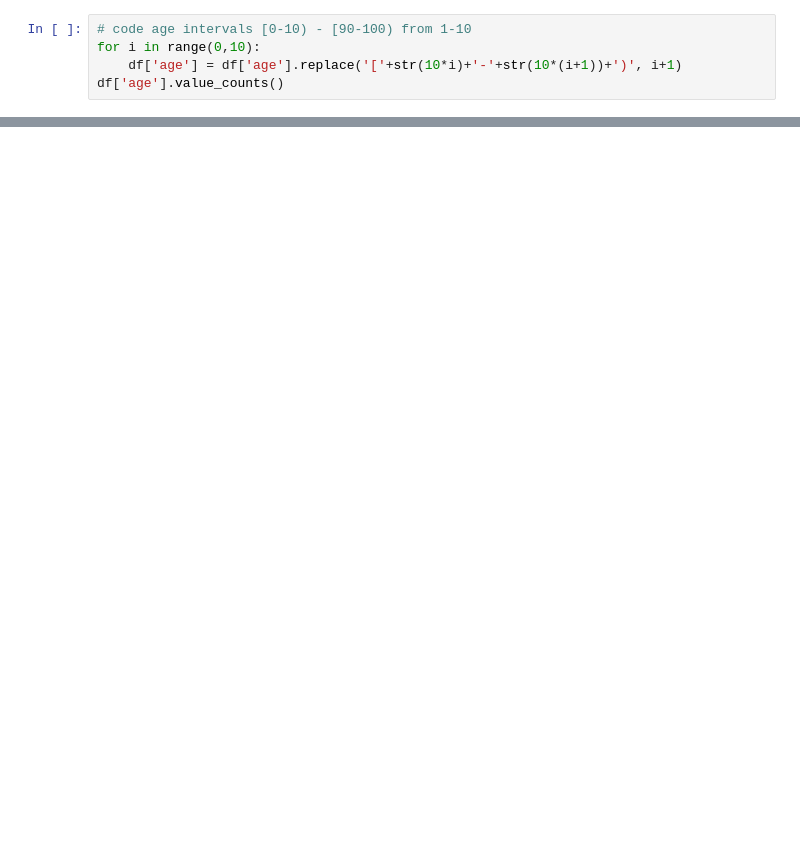
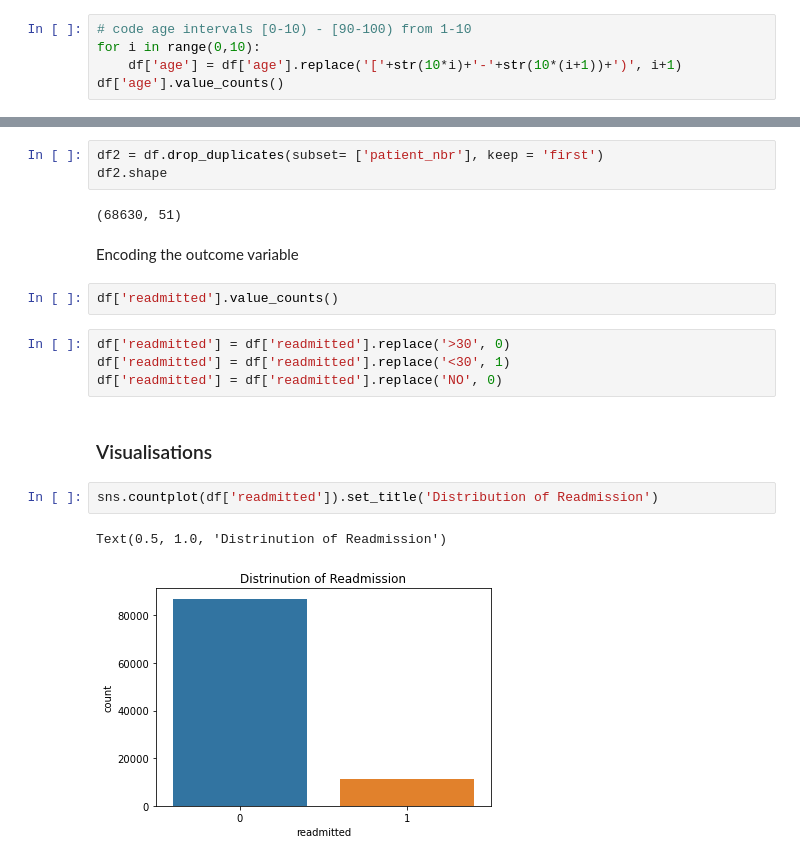
Before and after one commit to baldygeezer/tasterDay, a Jupyter notebook: diabetes_project.ipynb, the cells around one changed output, grey strips where cells are left out. Saved outputs shown, nothing was run; the diff lists cells and outputs as text; blank space fills up the shorter version.

Commit message:
even more bits including a coupe of charts

```diff
--- a/diabetes_project.ipynb
+++ b/diabetes_project.ipynb
@@ -364,0 +366,20 @@ df['age'].value_counts()
+# %%
+df2 = df.drop_duplicates(subset= ['patient_nbr'], keep = 'first')
+df2.shape
+# %% [output]
+(68630, 51)
+# %% [markdown]
+Encoding the outcome variable
+# %%
+df['readmitted'].value_counts()
+# %%
+df['readmitted'] = df['readmitted'].replace('>30', 0)
+df['readmitted'] = df['readmitted'].replace('<30', 1)
+df['readmitted'] = df['readmitted'].replace('NO', 0)
+# %% [markdown]
+### Visualisations
+# %%
+sns.countplot(df['readmitted']).set_title('Distribution of Readmission')
+# %% [output]
+Text(0.5, 1.0, 'Distrinution of Readmission')
+[figure, added]
```
Also changed, not shown: parts of 4 cells of this notebook.
